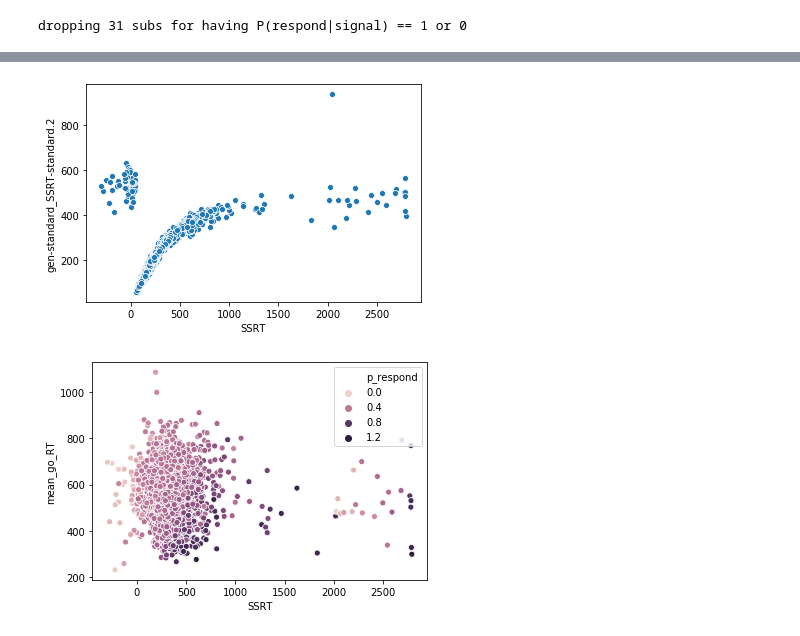
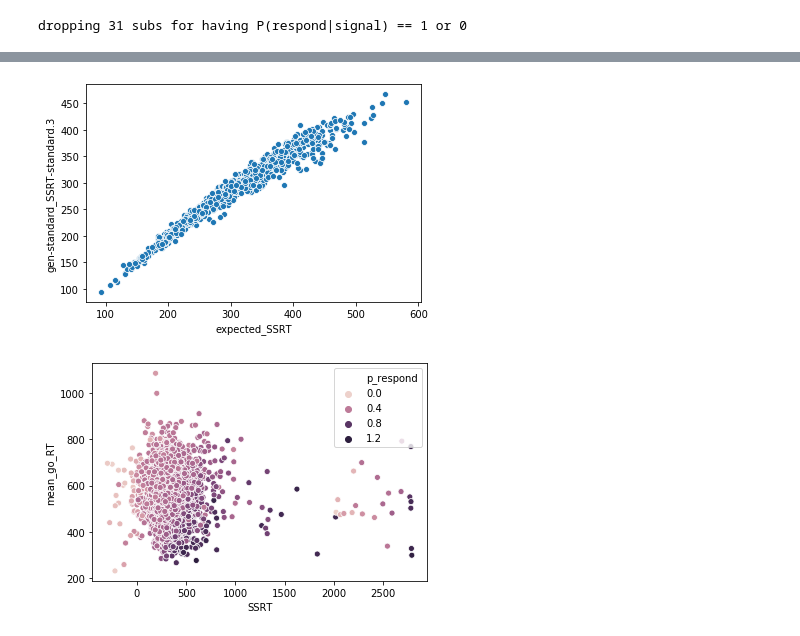
Before and after one commit to henrymj/ABCD_simulations, a Jupyter notebook: other_notebooks/investigate_sim_ssrts.ipynb, the cells around one changed output, grey strips where cells are left out. Cells and saved outputs as stored; diff of their text form; code cells hidden in the pictures.

```diff
--- a/other_notebooks/investigate_sim_ssrts.ipynb
+++ b/other_notebooks/investigate_sim_ssrts.ipynb
@@ -59,0 +61,7 @@ dropping 31 subs for having P(respond|signal) == 1 or 0
+# %%
+mus_path = '../abcd_data/assigned_mus.json'
+with open(mus_path, 'r') as f:
+    mus_dict = json.load(f)
+
+mus_df = pd.DataFrame(mus_dict).T
+mus_df
@@ -62,5 +84,5 @@ ssrt_metrics.to_csv('abcd_data/abcd_ssrt_metrics.csv')
 # %%
-expected_df = pd.read_csv('ssrt_metrics/expected_ssrts.csv', index_col=0)
+expected_df = pd.read_csv('../ssrt_metrics/expected_ssrts.csv', index_col=0)
 # reformatting - was multiindex
 expected_df.columns = [ f'gen-{gen}_SSRT-{ssrt}' for gen, ssrt in zip(expected_df.loc['underlying distribution', :].values, expected_df.columns)]
 expected_df = expected_df.drop(['underlying distribution', 'NARGUID'])
@@ -86,5 +92,6 @@ expected_df.rank()
 # %%
-monster_df = pd.concat([ssrt_metrics, expected_df, expected_df.rank().add_prefix('rank_')], 1, sort=True)
+# monster_df = pd.concat([ssrt_metrics, expected_df, expected_df.rank().add_prefix('rank_')], 1, sort=True)
+monster_df = pd.concat([mus_df.add_prefix('expected_'), expected_df, expected_df.rank().add_prefix('rank_')], 1, sort=True)
 # %%
 monster_df
 # %% [output]
@@ -104,7 +111,7 @@ monster_df
 # %%
-_ = sns.scatterplot(x='SSRT', y='gen-standard_SSRT-standard.2', data=monster_df)
+_ = sns.scatterplot(x='expected_SSRT', y='gen-standard_SSRT-standard.3', data=monster_df)
 # %% [output]
-[figure, old version]
+[figure, new version]
 # %%
 _ = sns.scatterplot(x='SSRT', y='mean_go_RT', hue='p_respond', data=monster_df)
 # %% [output]
```
Also changed, not shown: parts of 38 cells of this notebook, 1 other file.
